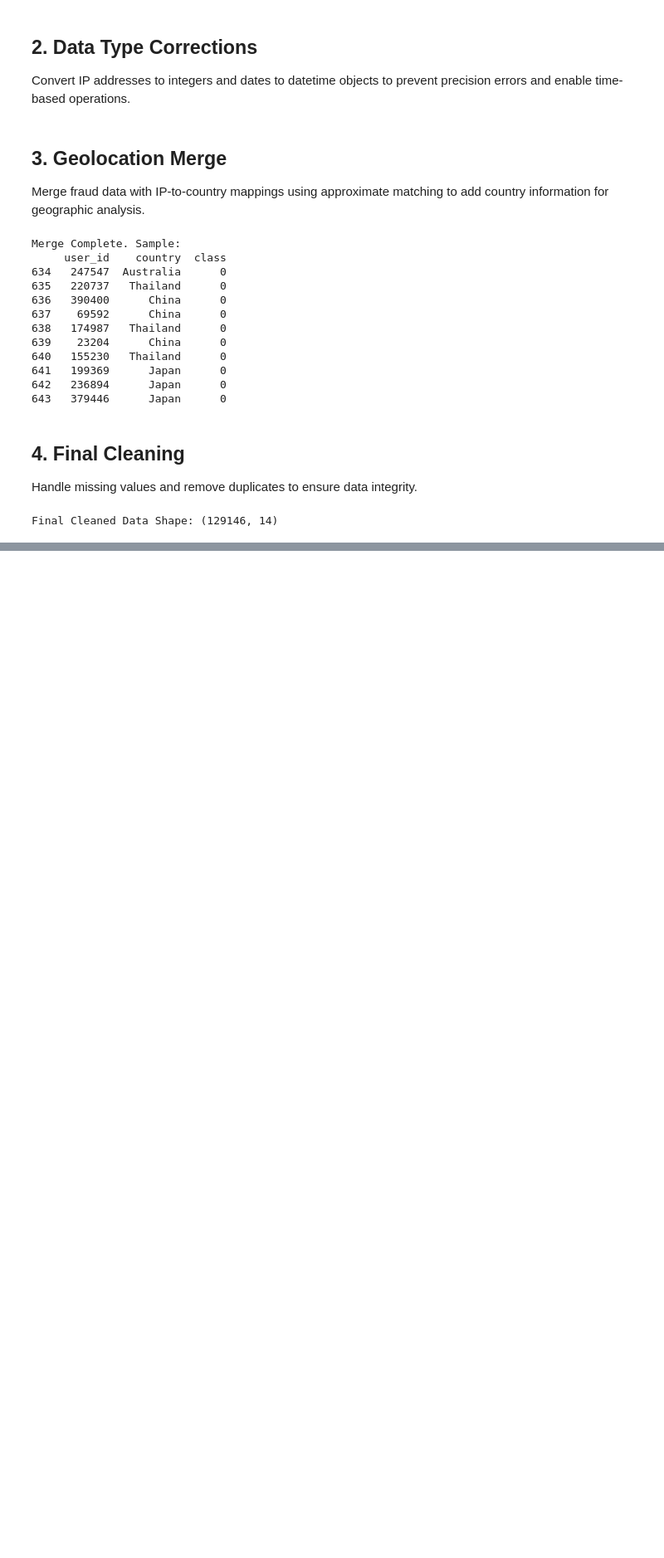
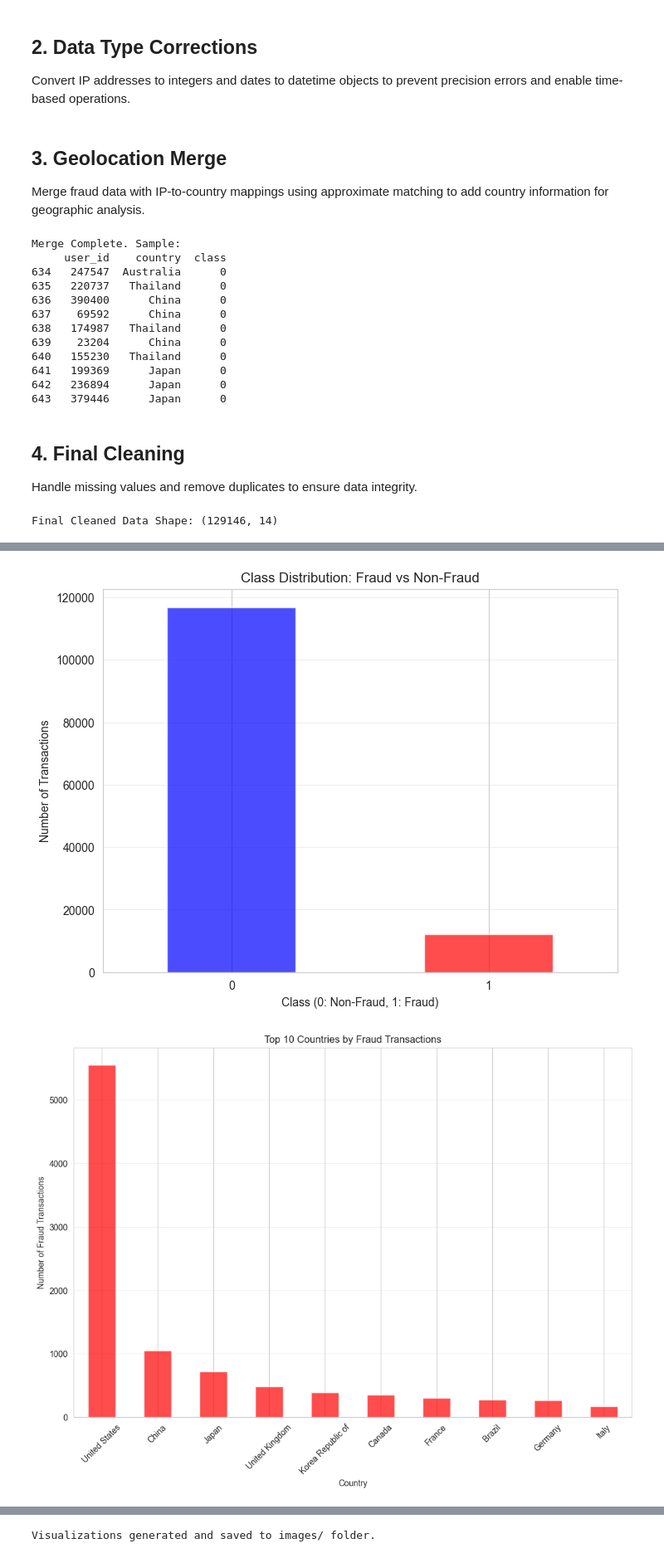
Before and after one commit to Miftah-Ebrahim/Ecommerce-Banking-Fraud-Detection-ML, a Jupyter notebook: notebooks/eda-fraud-data.ipynb, the cells around one changed output, grey strips where cells are left out. Shown: that part at 83% size. Cells and saved outputs as stored; diff of their text form; code cells hidden in the pictures; blank space fills up the shorter version.

Commit message:
additional visualizations

```diff
--- a/notebooks/eda-fraud-data.ipynb
+++ b/notebooks/eda-fraud-data.ipynb
@@ -61,0 +66,54 @@ Final Cleaned Data Shape: (129146, 14)
+# %%
+import matplotlib.pyplot as plt
+import seaborn as sns
+
+# Set style
+sns.set_style("whitegrid")
+
+# 1. Class Distribution
+plt.figure(figsize=(8, 6))
+class_counts = merged_df['class'].value_counts()
+class_counts.plot(kind='bar', color=['blue', 'red'], alpha=0.7)
+plt.title('Class Distribution: Fraud vs Non-Fraud')
+plt.xlabel('Class (0: Non-Fraud, 1: Fraud)')
+plt.ylabel('Number of Transactions')
+plt.xticks(rotation=0)
+plt.grid(axis='y', alpha=0.3)
+plt.savefig('../images/class_distribution.png', dpi=300, bbox_inches='tight')
+plt.show()
+
+# 2. Fraud by Country (Top 10)
+plt.figure(figsize=(12, 8))
+fraud_by_country.head(10).plot(kind='bar', color='red', alpha=0.7)
+plt.title('Top 10 Countries by Fraud Transactions')
+plt.xlabel('Country')
+plt.ylabel('Number of Fraud Transactions')
+plt.xticks(rotation=45)
+plt.grid(axis='y', alpha=0.3)
+plt.savefig('../images/fraud_by_country.png', dpi=300, bbox_inches='tight')
+plt.show()
+
+# 3. Purchase Value Distribution
+plt.figure(figsize=(10, 6))
+sns.histplot(data=merged_df, x='purchase_value', hue='class', bins=50, alpha=0.7, kde=True)
+plt.title('Purchase Value Distribution by Class')
+plt.xlabel('Purchase Value')
+plt.ylabel('Frequency')
+plt.legend(['Non-Fraud', 'Fraud'])
+plt.savefig('../images/purchase_value_distribution.png', dpi=300, bbox_inches='tight')
+plt.show()
+
+# 4. Age Distribution
+plt.figure(figsize=(10, 6))
+sns.histplot(data=merged_df, x='age', hue='class', bins=30, alpha=0.7, kde=True)
+plt.title('Age Distribution by Class')
+plt.xlabel('Age')
+plt.ylabel('Frequency')
+plt.legend(['Non-Fraud', 'Fraud'])
+plt.savefig('../images/age_distribution.png', dpi=300, bbox_inches='tight')
+plt.show()
+
+print("Visualizations generated and saved to images/ folder.")
+# %% [output]
+[figure, added]
+[figure, added]
@@ -61,0 +122 @@ Final Cleaned Data Shape: (129146, 14)
+Visualizations generated and saved to images/ folder.
```
Also changed, not shown: parts of 2 cells of this notebook, 8 other files.
